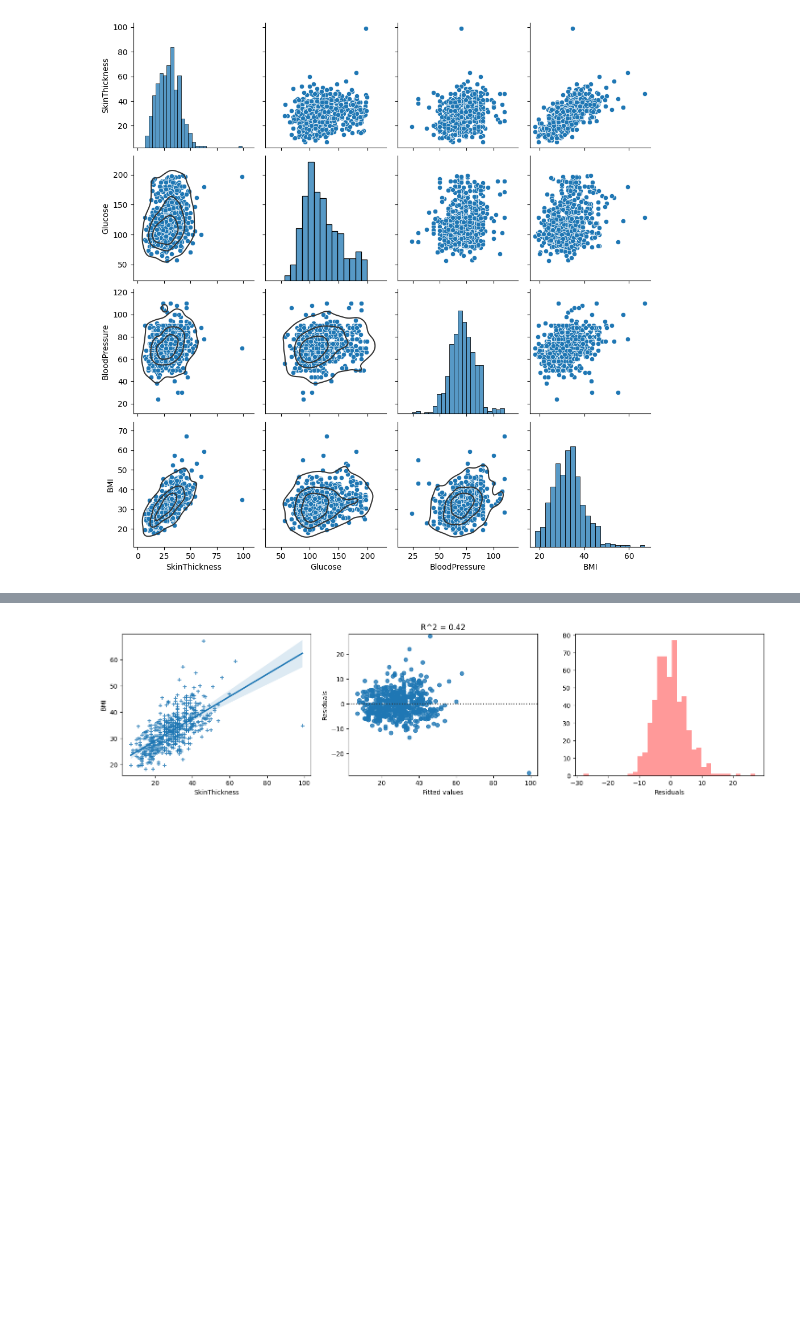
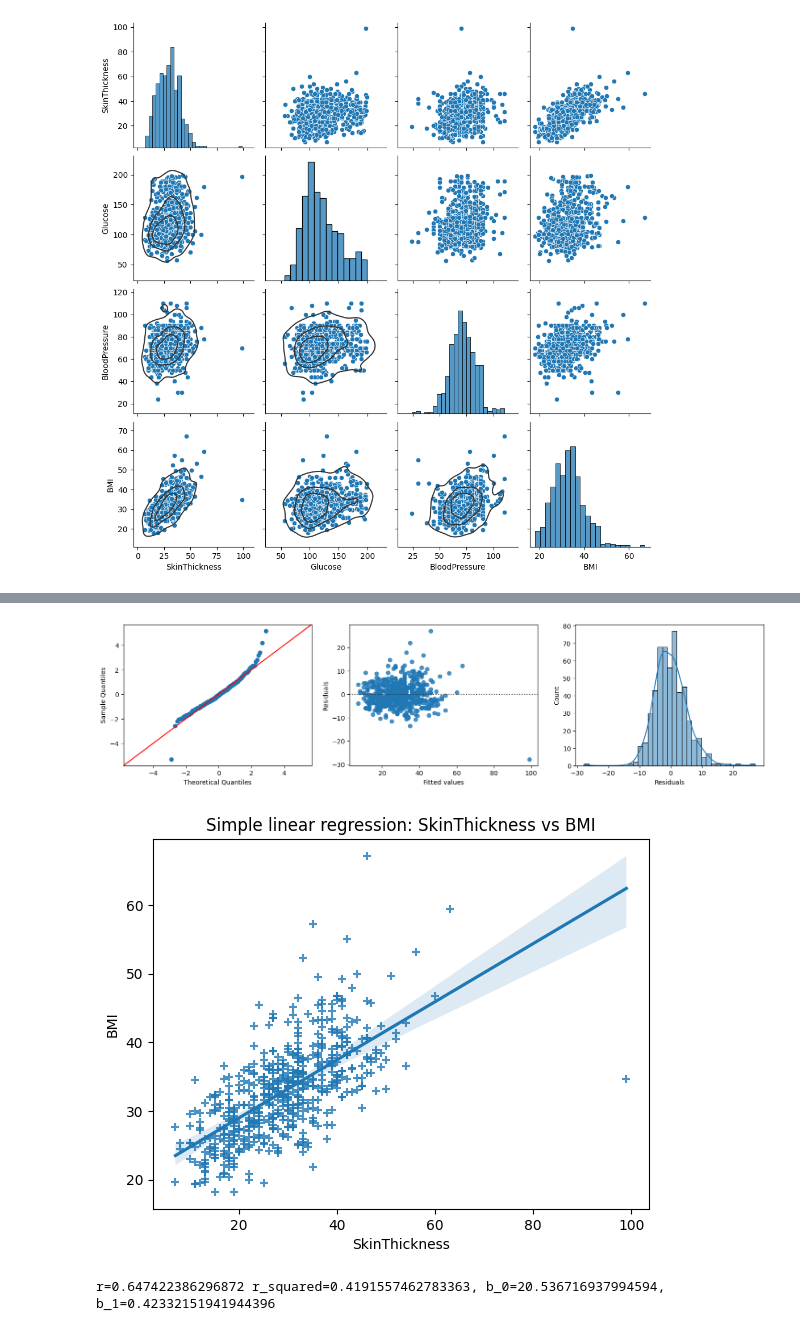
Before and after one commit to 000alen/minerva-cs, a Jupyter notebook: cs51-correlation-and-regression/Alen.ipynb, the cells around one changed output, grey strips where cells are left out. Cells and saved outputs as stored; diff of their text form; code cells hidden in the pictures; blank space fills up the shorter version.

```diff
--- a/cs51-correlation-and-regression/Alen.ipynb
+++ b/cs51-correlation-and-regression/Alen.ipynb
@@ -213,6 +211,7 @@ def simple_regression(
     if summary:
         print(results.summary())
 
+    residuals = results.resid
     r_squared = results.rsquared
     b_0, b_1 = results.params
 
@@ -220,29 +219,43 @@ def simple_regression(
         fig, (ax1, ax2, ax3) = plt.subplots(ncols=3, figsize=(18, 4))
 
         # ax1: scatter
-        sns.regplot(x=x, y=y, marker="+", ax=ax1)
+        statsmodels.qqplot(residuals, fit=True, line="45", ax=ax1)
 
         # ax2: residuals
         sns.residplot(x=x, y=y, ax=ax2)
         ax2.set(
             ylabel="Residuals",
             xlabel="Fitted values",
-            title=f"R^2 = {r_squared:.2f}",
-            ylim=(min(results.resid) - 1, max(results.resid) + 1),
         )
 
         # ax3: histogram
-        sns.distplot(results.resid, kde=False, axlabel="Residuals", color="red", ax=ax3)
+        sns.histplot(residuals, kde=True, ax=ax3)
+        ax3.set(xlabel="Residuals")
 
         plt.savefig(get_figure_filename(plot_name or "simple-regression"), dpi=600)
+        plt.show()
+
+        sns.regplot(
+            x=x,
+            y=y,
+            marker="+",
+        )
+        plt.title(f"Simple linear regression: {x.name} vs {y.name}")
+
+        plt.savefig(
+            get_figure_filename(plot_name or "simple-regression-regplot"), dpi=600
+        )
         plt.show()
 
     return r_squared, b_0, b_1
 
 
+r, _ = stats.pearsonr(df[X], df[Y])
 r_squared, b_0, b_1 = simple_regression(
     df[X], df[Y], plot=True, summary=True, plot_name="simple-regression"
 )
+
+print(f"{r=} {r_squared=}, b_0={b_0}, b_1={b_1}")
 # %% [output]
                             OLS Regression Results
 ==============================================================================
@@ -254,14 +267,16 @@ Time:                        14:38:18   Log-Likelihood:                -1636.0
 No. Observations:                 532   AIC:                             3276.
 Df Residuals:                     530   BIC:                             3285.
 Df Model:                           1
 Covariance Type:            nonrobust
 =================================================================================
 ... (9 lines left out)
 ==============================================================================
 
 Notes:
 [1] Standard Errors assume that the covariance matrix of the errors is correctly specified.
-[figure, old version]
+[figure, new version]
+[figure, added]
+r=0.647422386296872 r_squared=0.4191557462783363, b_0=20.536716937994594, b_1=0.42332151941944396
 # %%
 def multiple_regression(
     x,
```
Also changed, not shown: parts of 10 cells of this notebook, 53 other files.
